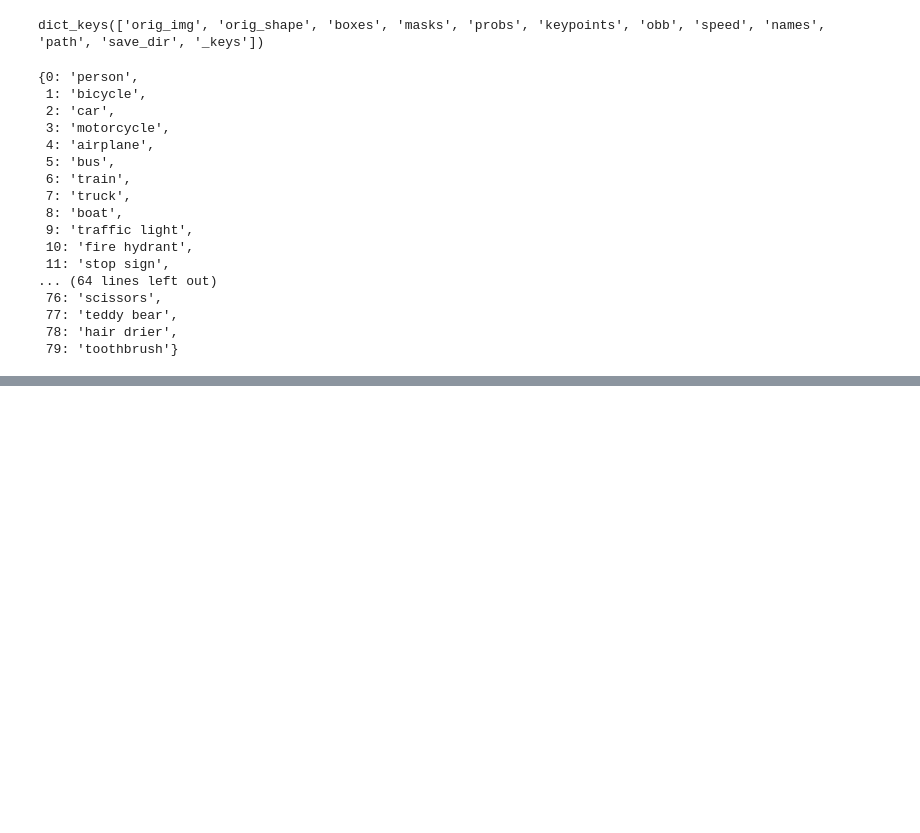
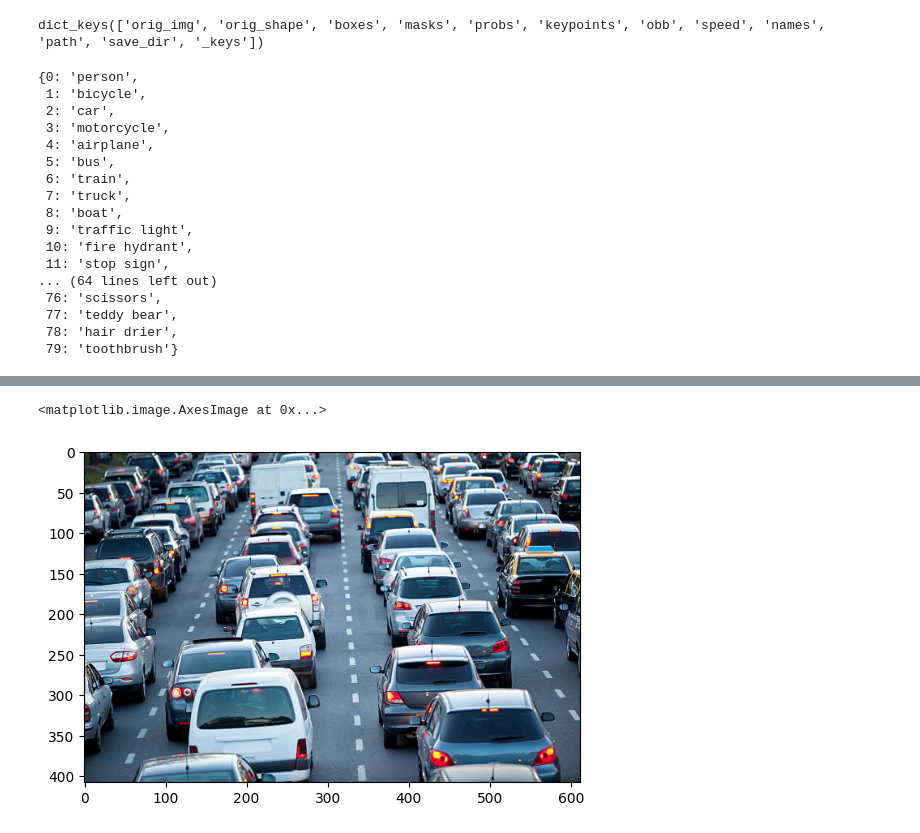
Before and after one commit to jellybrainiac/detect-sentiment, a Jupyter notebook: index.ipynb, the cells around one changed output, grey strips where cells are left out. Cells and saved outputs as stored; diff of their text form; code cells hidden in the pictures; blank space fills up the shorter version.

```diff
--- a/index.ipynb
+++ b/index.ipynb
@@ -72,0 +126,9 @@ result[0].probs
+# %%
+img = get_image(payload='./dataset/car.jpg')
+
+
+#Displaying image using plt.imshow() method
+plt.imshow(img)
+# %% [output]
+<matplotlib.image.AxesImage at 0x...>
+[figure, added]
```
Also changed, not shown: parts of 14 cells of this notebook, 7 other files.
